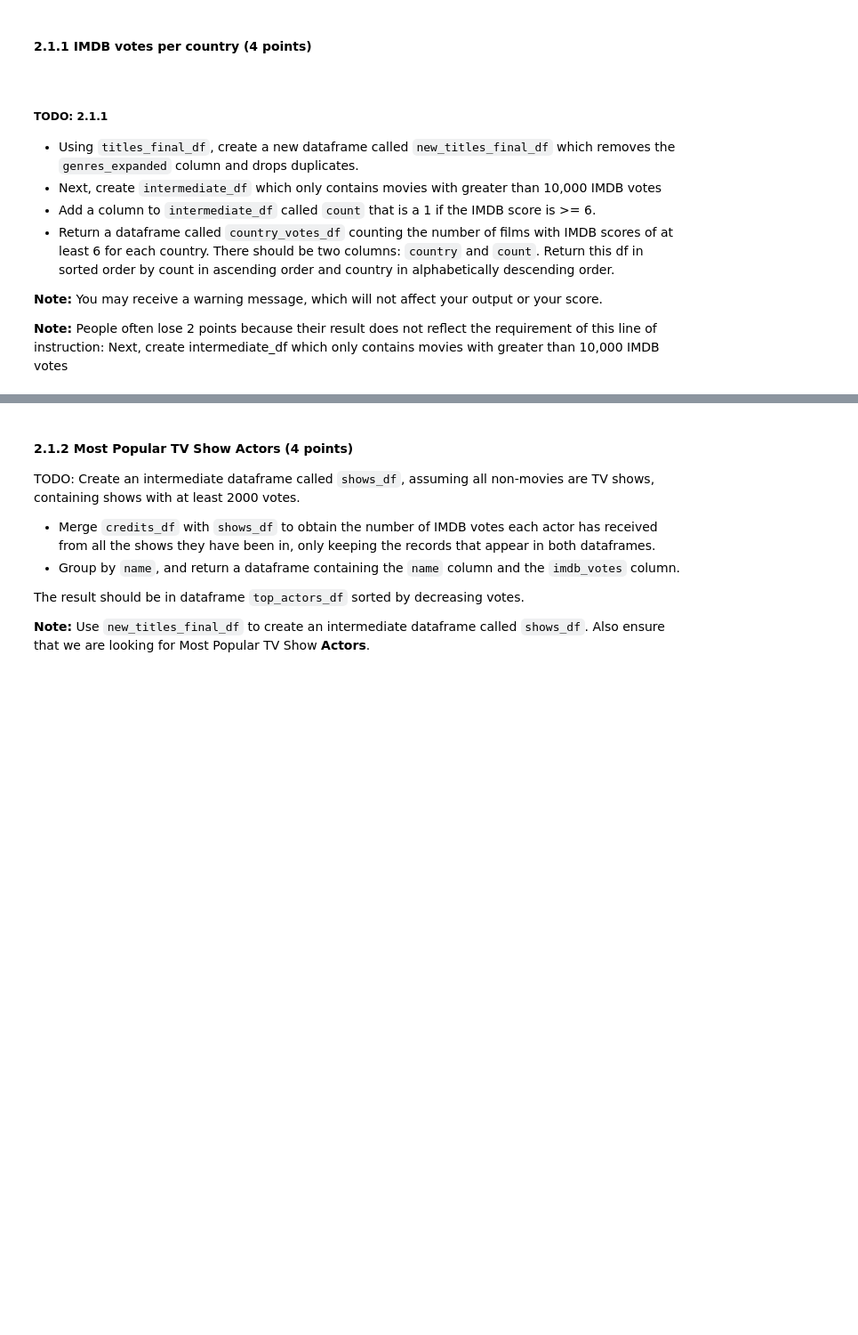
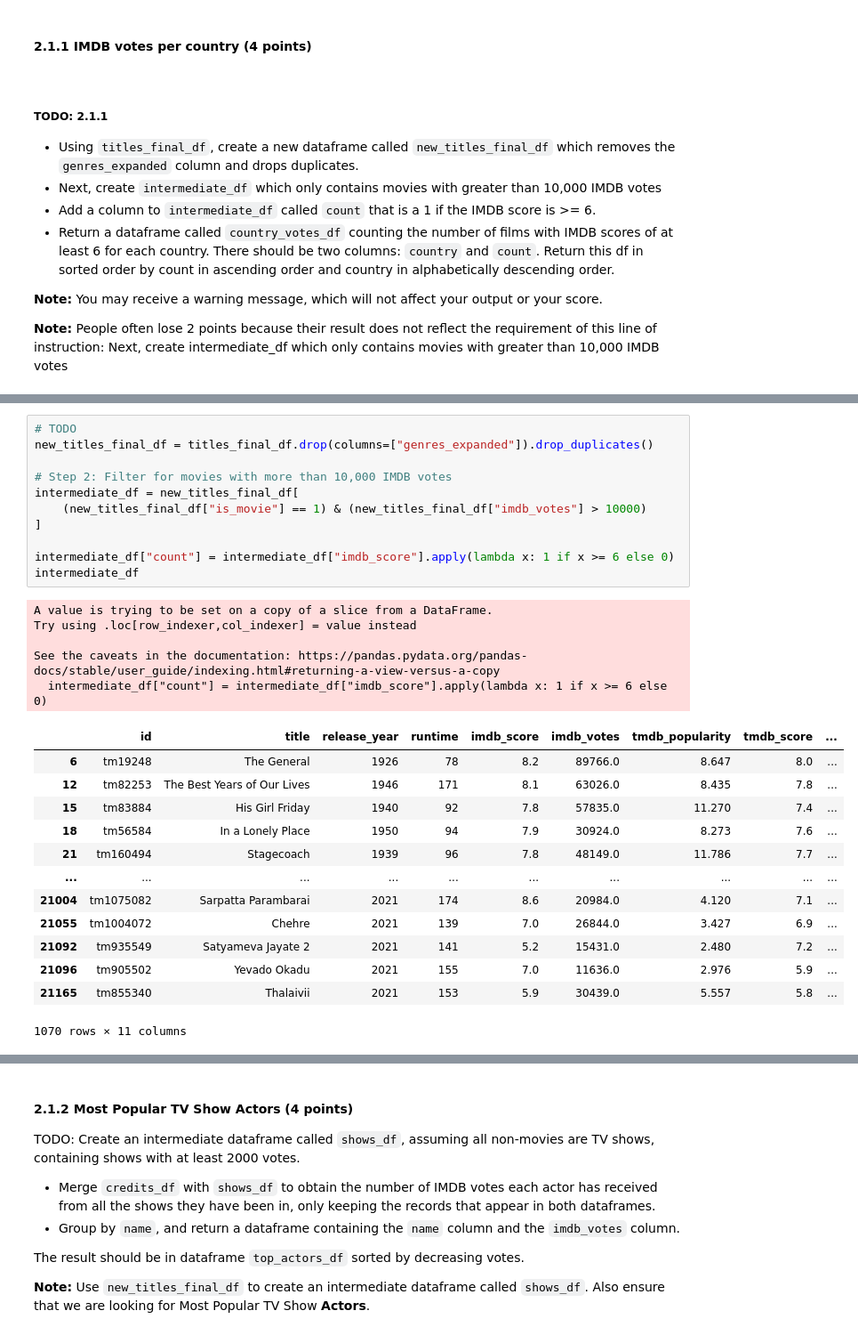
Before and after one commit to YanfuOu/CIS545, a Jupyter notebook: Yanfu_HW_1_FA2024.ipynb, the cells around one changed output, grey strips where cells are left out. Shown at 89% size. Drawn from its saved outputs; the diff is of its cells as text; blank space fills up the shorter version.

```diff
--- a/Yanfu_HW_1_FA2024.ipynb
+++ b/Yanfu_HW_1_FA2024.ipynb
@@ -712,0 +741,30 @@ Next, create intermediate_df which only contains movies with greater than 10,000
+# %%
+# TODO
+new_titles_final_df = titles_final_df.drop(columns=["genres_expanded"]).drop_duplicates()
+
+# Step 2: Filter for movies with more than 10,000 IMDB votes
+intermediate_df = new_titles_final_df[
+    (new_titles_final_df["is_movie"] == 1) & (new_titles_final_df["imdb_votes"] > 10000)
+]
+
+intermediate_df["count"] = intermediate_df["imdb_score"].apply(lambda x: 1 if x >= 6 else 0)
+intermediate_df
+# %% [output]
+A value is trying to be set on a copy of a slice from a DataFrame.
+Try using .loc[row_indexer,col_indexer] = value instead
+
+See the caveats in the documentation: https://pandas.pydata.org/pandas-docs/stable/user_guide/indexing.html#returning-a-view-versus-a-copy
+  intermediate_df["count"] = intermediate_df["imdb_score"].apply(lambda x: 1 if x >= 6 else 0)
+|  | id | title | release_year | runtime | imdb_score | imdb_votes | tmdb_popularity | tmdb_score | ... |
+| 6 | tm19248 | The General | 1926 | 78 | 8.2 | 89766.0 | 8.647 | 8.0 | ... |
+| 12 | tm82253 | The Best Years of Our Lives | 1946 | 171 | 8.1 | 63026.0 | 8.435 | 7.8 | ... |
+| 15 | tm83884 | His Girl Friday | 1940 | 92 | 7.8 | 57835.0 | 11.270 | 7.4 | ... |
+| 18 | tm56584 | In a Lonely Place | 1950 | 94 | 7.9 | 30924.0 | 8.273 | 7.6 | ... |
+| 21 | tm160494 | Stagecoach | 1939 | 96 | 7.8 | 48149.0 | 11.786 | 7.7 | ... |
+| ... | ... | ... | ... | ... | ... | ... | ... | ... | ... |
+| 21004 | tm1075082 | Sarpatta Parambarai | 2021 | 174 | 8.6 | 20984.0 | 4.120 | 7.1 | ... |
+| 21055 | tm1004072 | Chehre | 2021 | 139 | 7.0 | 26844.0 | 3.427 | 6.9 | ... |
+| 21092 | tm935549 | Satyameva Jayate 2 | 2021 | 141 | 5.2 | 15431.0 | 2.480 | 7.2 | ... |
+| 21096 | tm905502 | Yevado Okadu | 2021 | 155 | 7.0 | 11636.0 | 2.976 | 5.9 | ... |
+| 21165 | tm855340 | Thalaivii | 2021 | 153 | 5.9 | 30439.0 | 5.557 | 5.8 | ... |
+1070 rows × 11 columns
```
Also changed, not shown: parts of 24 cells of this notebook.
